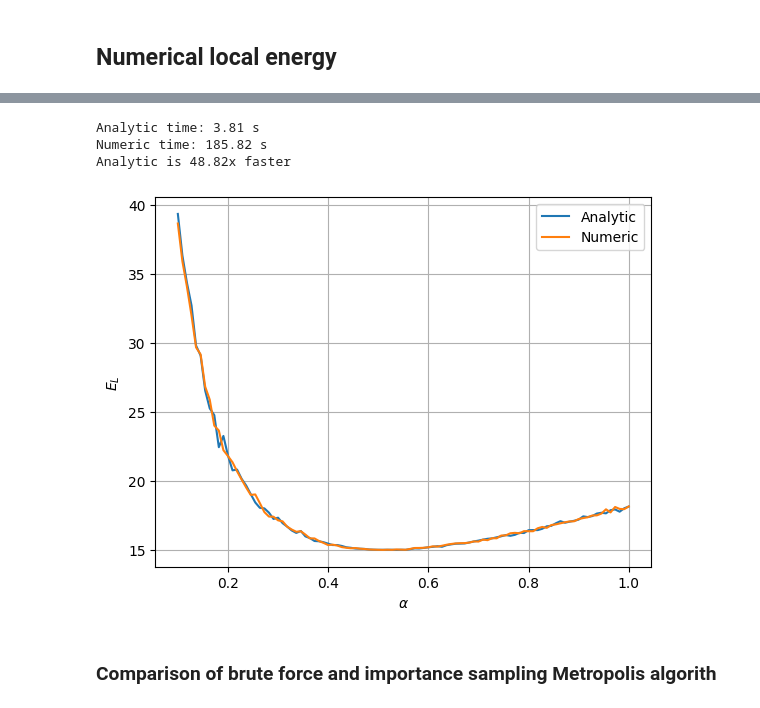
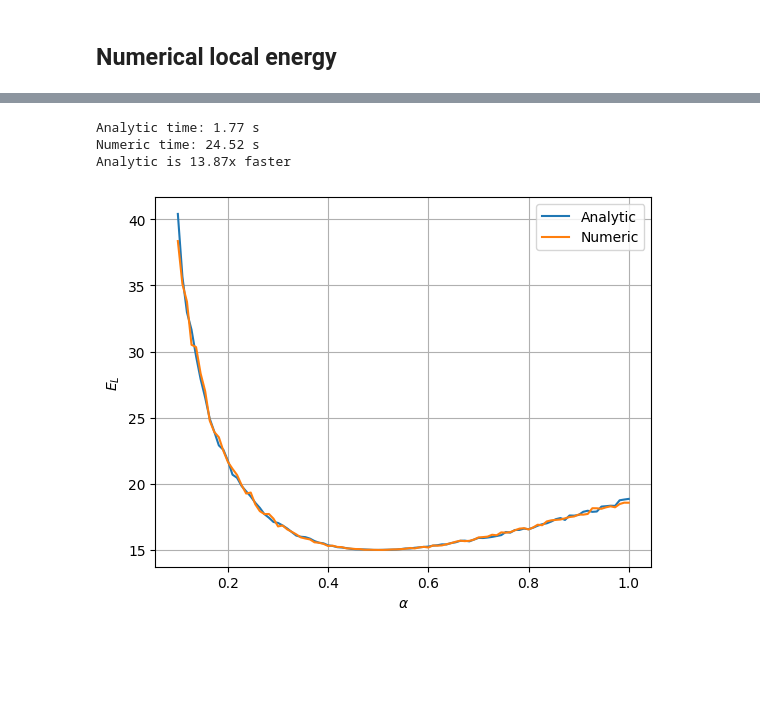
Before and after one commit to semapheur/fys4411, a Jupyter notebook: project_1/code/calc_b.ipynb, the cells around one changed output, grey strips where cells are left out. Drawn from its saved outputs; the diff is of its cells as text; code cells hidden in the pictures; blank space fills up the shorter version.

```diff
--- a/project_1/code/calc_b.ipynb
+++ b/project_1/code/calc_b.ipynb
@@ -163,16 +142,13 @@ from vmc import Metropolis
 from bose_harmonic import (
   wavefunction,
   local_energy,
-  drift_force,
-  drift_force_numeric,
   local_energy_numeric,
   HarmonicParams,
   HarmonicParamGrid,
 )
 
 cycles = 10_000
-time_step = 0.05
-diffusion_coefficient = 0.5
+step_size = 1.0
 
 alpha_values = np.linspace(0.1, 1.0, 100)
 param_grid = HarmonicParamGrid(param_type=HarmonicParams, alpha=alpha_values)
@@ -184,53 +160,39 @@ dim = 3
 simulation = Metropolis[HarmonicParams](number_particles, dim)
 
 start_analytic = time.perf_counter()
-result_analytic = simulation.grid_search_importance(
-  wavefunction,
-  local_energy,
-  drift_force,
-  param_grid,
-  time_step,
-  diffusion_coefficient,
-  cycles,
+result_analytic = simulation.grid_search_brute(
+  wavefunction, local_energy, param_grid, step_size, cycles
 )
 stop_analytic = time.perf_counter()
 time_analytic = stop_analytic - start_analytic
 
 # Numeric
 simulation_numeric = Metropolis[HarmonicParams](number_particles, dim)
 start_numeric = time.perf_counter()
-result_numeric = simulation.grid_search_importance(
-  wavefunction,
-  local_energy_numeric,
-  drift_force_numeric,
-  param_grid,
-  time_step,
-  diffusion_coefficient,
-  cycles,
+result_numeric = simulation.grid_search_brute(
+  wavefunction, local_energy_numeric, param_grid, step_size, cycles
 )
 stop_numeric = time.perf_counter()
 time_numeric = stop_numeric - start_numeric
 
 print(f"Analytic time: {time_analytic:.2f} s")
 print(f"Numeric time: {time_numeric:.2f} s")
 if time_analytic < time_numeric:
   factor = time_numeric / time_analytic
   print(f"Analytic is {factor:.2f}x faster")
 else:
   factor = time_analytic / time_numeric
   print(f"Numeric is {factor:.2f}x faster")
 
 plt.plot(alpha_values, result_analytic.energy, label="Analytic")
 plt.plot(alpha_values, result_numeric.energy, label="Numeric")
 plt.xlabel(r"$\alpha$")
 plt.ylabel(r"$E_L$")
 plt.legend()
 plt.grid(True)
 plt.show()
 # %% [output]
-Analytic time: 3.81 s
-Numeric time: 185.82 s
-Analytic is 48.82x faster
+Analytic time: 1.77 s
+Numeric time: 24.52 s
+Analytic is 13.87x faster
-[figure, old version]
+[figure, new version]
-# %% [markdown]
-### Comparison of brute force and importance sampling Metropolis algorith
```
Also changed, not shown: parts of 6 cells of this notebook, 9 other files.
